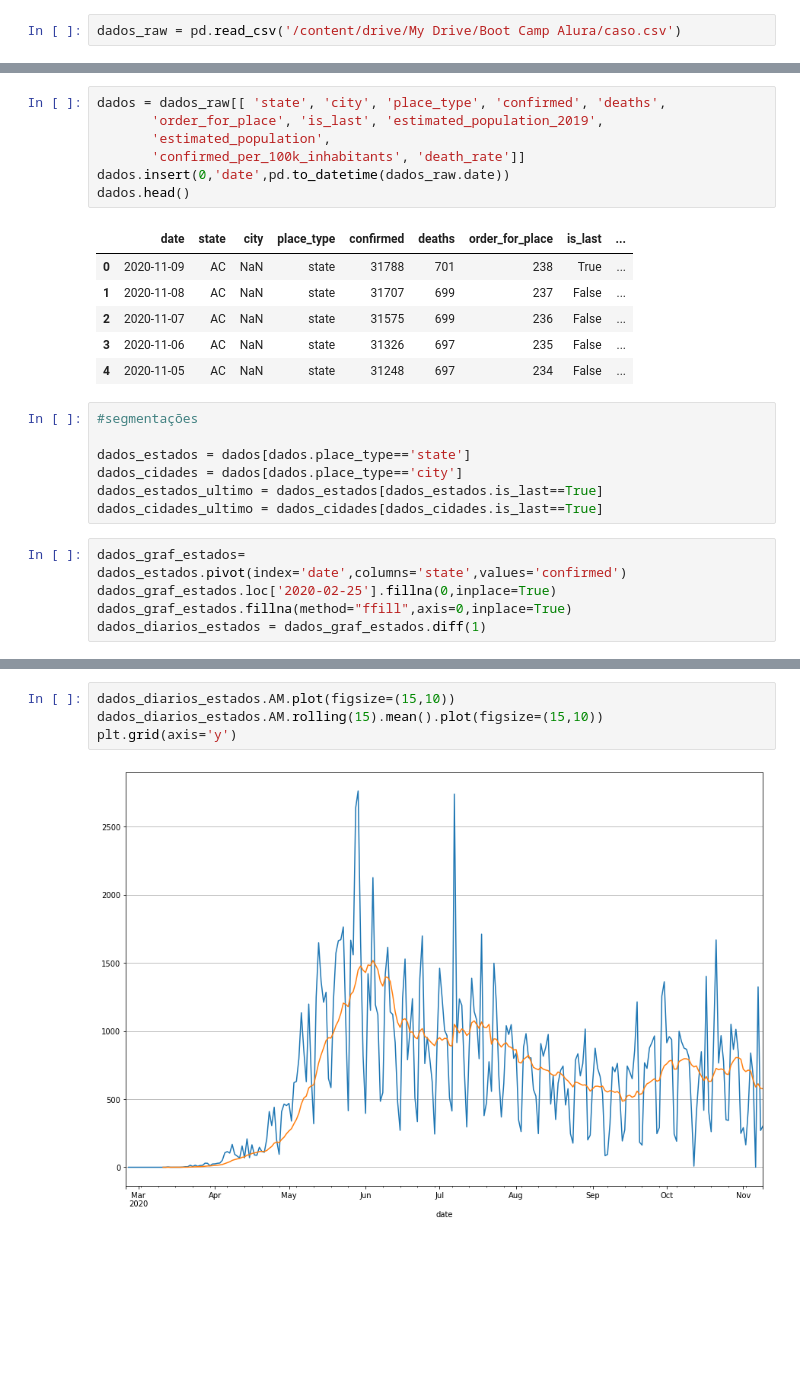
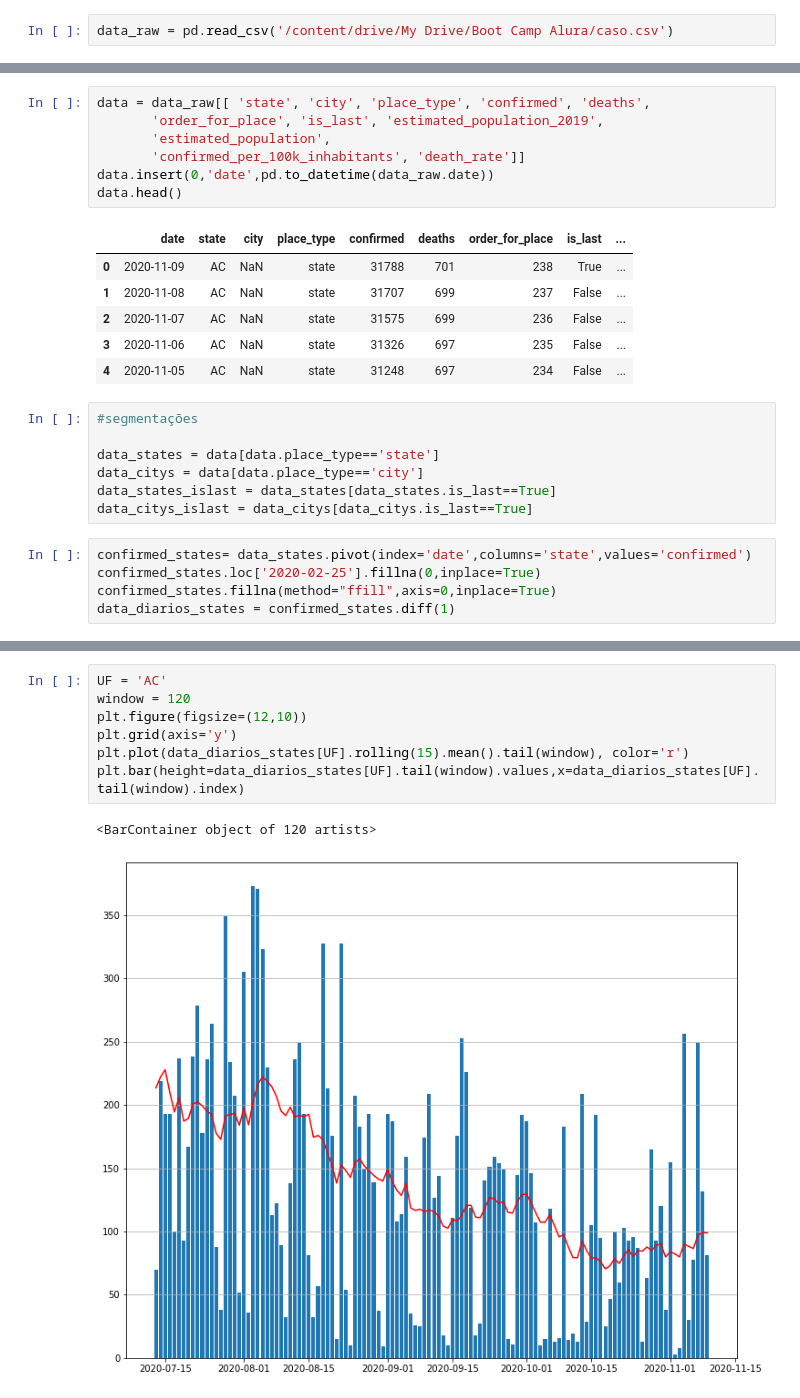
Before and after one commit to rabastos44/Bootcamp-Data-Science-Alura, a Jupyter notebook: Ricardo_Bastos.ipynb, the cells around one changed output, grey strips where cells are left out. Cells and saved outputs as stored; diff of their text form; blank space fills up the shorter version.

```diff
--- a/Ricardo_Bastos.ipynb
+++ b/Ricardo_Bastos.ipynb
@@ -22,5 +30,5 @@ Carregando base de casos de Covid-19 Fonte: https://brasil.io/dataset/covid19/ca
 - 11  confirmed_per_100k_inhabitants  número de casos confirmados por 100.000 habitantes (baseado em estimated_population).
 - 12  death_rate                      taxa de mortalidade (mortes / confirmados).
 # %%
-dados_raw = pd.read_csv('/content/drive/My Drive/Boot Camp Alura/caso.csv')
+data_raw = pd.read_csv('/content/drive/My Drive/Boot Camp Alura/caso.csv')
 # %%
@@ -55,12 +63,12 @@ Index(['date', 'state', 'city', 'place_type', 'confirmed', 'deaths',
        'confirmed_per_100k_inhabitants', 'death_rate'],
       dtype='object')
 # %%
-dados = dados_raw[[ 'state', 'city', 'place_type', 'confirmed', 'deaths',
+data = data_raw[[ 'state', 'city', 'place_type', 'confirmed', 'deaths',
        'order_for_place', 'is_last', 'estimated_population_2019',
        'estimated_population',
        'confirmed_per_100k_inhabitants', 'death_rate']]
-dados.insert(0,'date',pd.to_datetime(dados_raw.date))
-dados.head()
+data.insert(0,'date',pd.to_datetime(data_raw.date))
+data.head()
 # %% [output]
 |  | date | state | city | place_type | confirmed | deaths | order_for_place | is_last | ... |
 | 0 | 2020-11-09 | AC | NaN | state | 31788 | 701 | 238 | True | ... |
@@ -71,13 +79,13 @@ dados.head()
 # %%
 #segmentações
 
-dados_estados = dados[dados.place_type=='state']
-dados_cidades = dados[dados.place_type=='city']
-dados_estados_ultimo = dados_estados[dados_estados.is_last==True]
-dados_cidades_ultimo = dados_cidades[dados_cidades.is_last==True]
+data_states = data[data.place_type=='state']
+data_citys = data[data.place_type=='city']
+data_states_islast = data_states[data_states.is_last==True]
+data_citys_islast = data_citys[data_citys.is_last==True]
 # %%
-dados_graf_estados= dados_estados.pivot(index='date',columns='state',values='confirmed')
-dados_graf_estados.loc['2020-02-25'].fillna(0,inplace=True)
-dados_graf_estados.fillna(method="ffill",axis=0,inplace=True)
-dados_diarios_estados = dados_graf_estados.diff(1)
+confirmed_states= data_states.pivot(index='date',columns='state',values='confirmed')
+confirmed_states.loc['2020-02-25'].fillna(0,inplace=True)
+confirmed_states.fillna(method="ffill",axis=0,inplace=True)
+data_diarios_states = confirmed_states.diff(1)
 # %%
@@ -100,6 +95,10 @@ dados_diarios_estados.rolling(15).mean()
-# %%
-dados_diarios_estados.AM.plot(figsize=(15,10))
-dados_diarios_estados.AM.rolling(15).mean().plot(figsize=(15,10))
-plt.grid(axis='y')
-# %% [output]
-[figure, removed]
+# %%
+UF = 'AC'
+window = 120
+plt.figure(figsize=(12,10))
+plt.grid(axis='y')
+plt.plot(data_diarios_states[UF].rolling(15).mean().tail(window), color='r')
+plt.bar(height=data_diarios_states[UF].tail(window).values,x=data_diarios_states[UF].tail(window).index)
+# %% [output]
+<BarContainer object of 120 artists>
+[figure, added]
```
Also changed, not shown: parts of 5 cells of this notebook.
